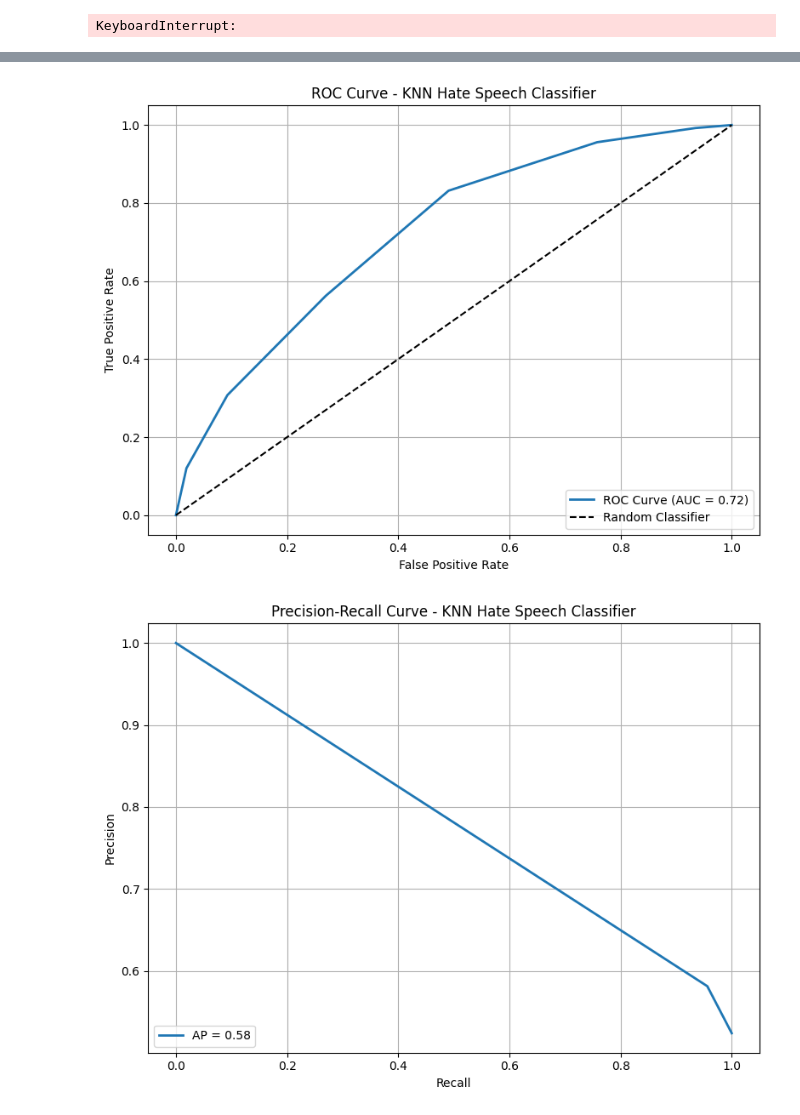
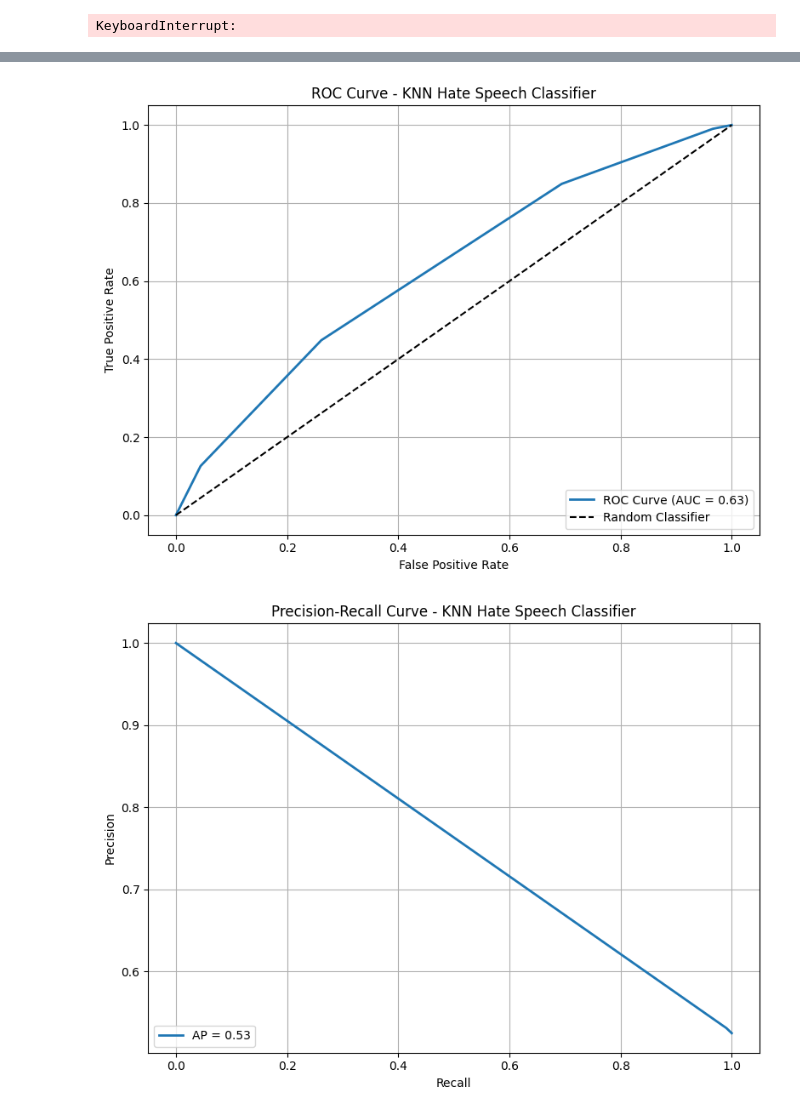
Before and after one commit to Vighnesh-Avadhanam/Hate-Speech-Classification, a Jupyter notebook: code/knn_hate_bert.ipynb, the cells around one changed output, grey strips where cells are left out. Cells and saved outputs as stored; diff of their text form; code cells hidden in the pictures.

```diff
--- a/code/knn_hate_bert.ipynb
+++ b/code/knn_hate_bert.ipynb
@@ -39,7 +40,6 @@ class KNNHateSpeechClassifier(BaseEstimator, ClassifierMixin):
 
         self.scaler = StandardScaler()
         self.knn = KNeighborsClassifier(n_neighbors=n_neighbors)
-
 
         if use_hatebert:
             word_model = models.Transformer("GroNLP/hateBERT")
@@ -77,23 +77,15 @@ class KNNHateSpeechClassifier(BaseEstimator, ClassifierMixin):
         if isinstance(texts, np.ndarray):
             texts = texts.tolist()
 
-        if self.use_hatebert:
-            embeddings = []
-            for i in range(0, len(texts), batch_size):
-                batch = texts[i:i + batch_size]
-                inputs = self.tokenizer(batch, return_tensors='pt', truncation=True, padding=True, max_length=512)
-                inputs = {k: v.to(self.device) for k, v in inputs.items()}
+        embeddings = self.embedder.encode(
+            texts,
+            batch_size=batch_size,
+            show_progress_bar=False,
+            convert_to_numpy=True
+        )
 
-                with torch.no_grad():
-                    outputs = self.model(**inputs)
-                    cls_embeddings = outputs.last_hidden_state[:, 0, :]
-                    embeddings.append(cls_embeddings.cpu().numpy())
+        return self.scaler.fit_transform(embeddings) if scale else embeddings
 
-            emb_array = np.vstack(embeddings)
-        else:
-            emb_array = self.embedder.encode(texts, show_progress_bar=False)
-
-        return self.scaler.fit_transform(emb_array) if scale else emb_array
 
     def plot_confusion_matrix(self, y_true, y_pred):
         cm = confusion_matrix(y_true, y_pred)
@@ -146,6 +138,9 @@ test_labels = test_df["isHate"].tolist()
 model = KNNHateSpeechClassifier(use_hatebert=True)
 X_train = model.get_embeddings(train_texts, scale=True)
 X_test = model.get_embeddings(test_texts, scale=True)
+pca = PCA(n_components=50)
+X_train_reduced = pca.fit_transform(X_train)
+X_test_reduced = pca.transform(X_test)
 
 param_grid = {
     'n_neighbors': list(range(2, 7)),
@@ -154,7 +149,7 @@ param_grid = {
 custom_scorer = make_scorer(f1_score)
 
 grid = HalvingGridSearchCV(
-    estimator=KNNHateSpeechClassifier(precomputed=True, use_hatebert=True),
+    estimator=KNNHateSpeechClassifier(precomputed=True, use_hatebert=False),
     param_grid=param_grid,
     scoring=custom_scorer,
     cv=3,
@@ -162,7 +157,8 @@ grid = HalvingGridSearchCV(
     n_jobs=1,
     verbose=1
 )
-grid.fit(X_train, train_labels)
+
+grid.fit(X_train_reduced, train_labels)
 
 print("Best Threshold:", grid.best_params_['threshold'])
 print("Best n_neighbors:", grid.best_params_['n_neighbors'])
@@ -170,7 +166,7 @@ best_model = grid.best_estimator_
 
 optimal_threshold = grid.best_params_['threshold']
 test_labels_bin = (np.array(test_labels) >= optimal_threshold).astype(int)
-probs = best_model.predict_proba(X_test)[:, 1]
+probs = best_model.predict_proba(X_test_reduced)[:, 1]
 custom_preds = (probs >= optimal_threshold).astype(int)
 print(classification_report(test_labels_bin, custom_preds))
 # %% [output]
@@ -196,10 +192,10 @@ it takes a fat black bitch to say something sup...
 # %%
-best_model.plot_roc_curve(X_test, test_labels)
+best_model.plot_roc_curve(X_test, test_labels_bin)
 # %% [output]
-[figure, old version]
+[figure, new version]
 # %%
-precision, recall, _ = precision_recall_curve(test_labels, preds)
-avg_precision = average_precision_score(test_labels, preds)
+precision, recall, _ = precision_recall_curve(test_labels_bin, custom_preds)
+avg_precision = average_precision_score(test_labels_bin, custom_preds)
 
 # Plot
 plt.figure(figsize=(8, 6))
@@ -212,4 +208,4 @@ plt.legend(loc="lower left")
 plt.tight_layout()
 plt.show()
 # %% [output]
-[figure, old version]
+[figure, new version]
```
Also changed, not shown: parts of 2 cells of this notebook.
